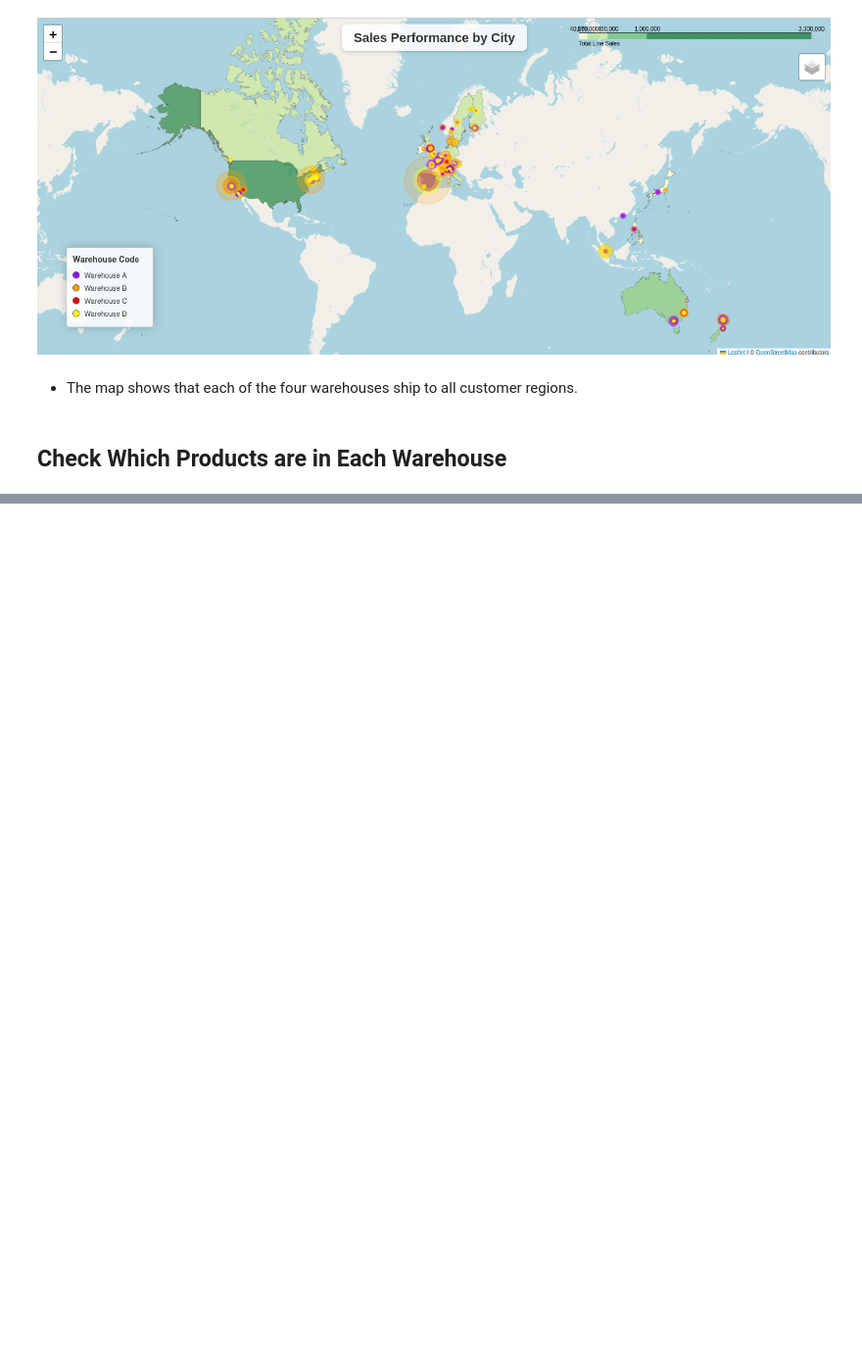
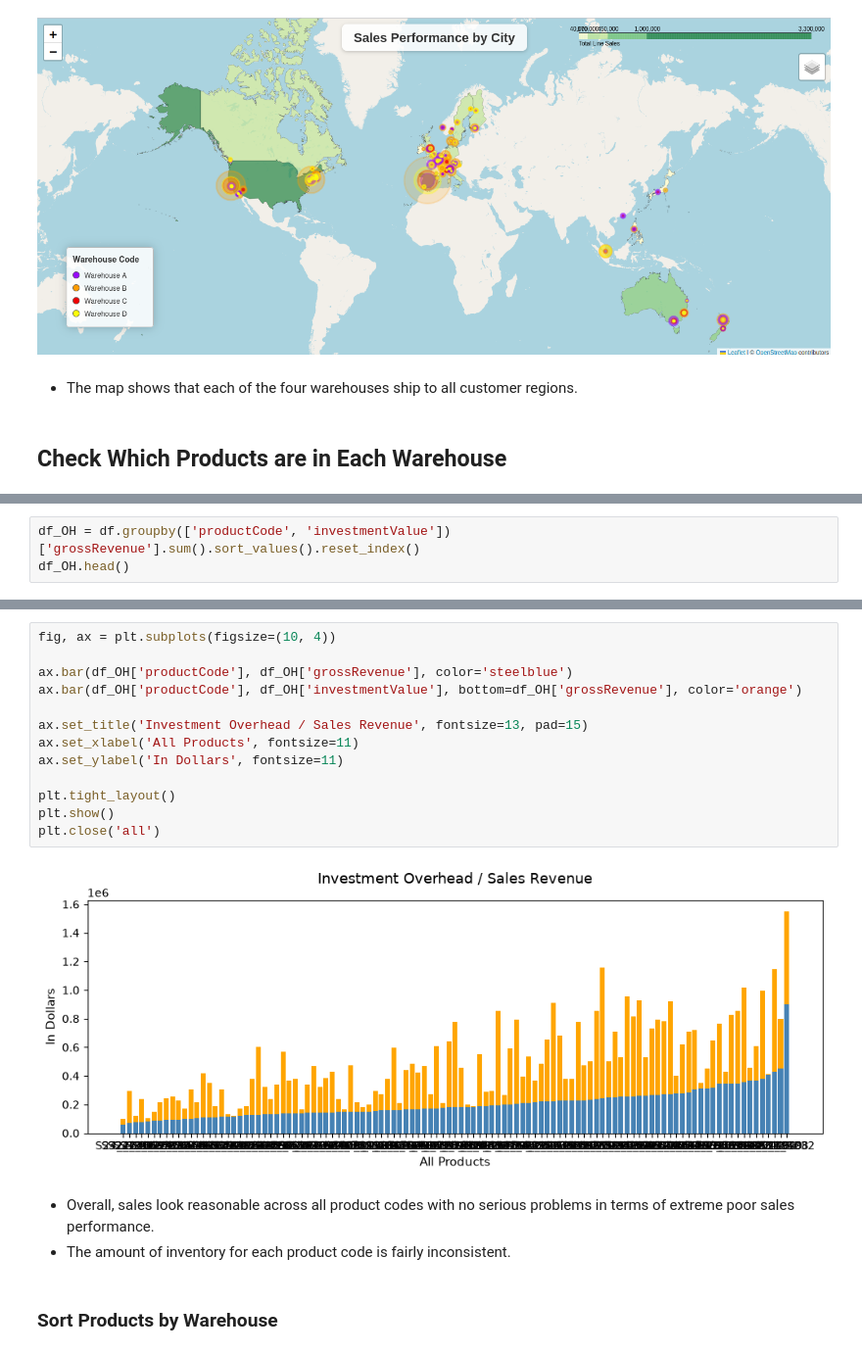
Before and after one commit to BCPMcustom/courseraSQL, a Jupyter notebook: Couse#10/MintClassics.ipynb, the cells around one changed output, grey strips where cells are left out. Shown at 98% size. Drawn from its saved outputs; the diff is of its cells as text; blank space fills up the shorter version.

Commit message:
First stacked bar chart added

```diff
--- a/Couse#10/MintClassics.ipynb
+++ b/Couse#10/MintClassics.ipynb
@@ -80,2 +81,5 @@ plt.close('all')
 - Does each warehouse store its own unique set of product lines?
 - How much overhead investment cost is in each warehouse?
+# %%
+df_OH = df.groupby(['productCode', 'investmentValue'])['grossRevenue'].sum().sort_values().reset_index()
+df_OH.head()
@@ -81,0 +93,20 @@ plt.close('all')
+# %%
+fig, ax = plt.subplots(figsize=(10, 4))
+
+ax.bar(df_OH['productCode'], df_OH['grossRevenue'], color='steelblue')
+ax.bar(df_OH['productCode'], df_OH['investmentValue'], bottom=df_OH['grossRevenue'], color='orange')
+
+ax.set_title('Investment Overhead / Sales Revenue', fontsize=13, pad=15)
+ax.set_xlabel('All Products', fontsize=11)
+ax.set_ylabel('In Dollars', fontsize=11)
+
+plt.tight_layout()
+plt.show()
+plt.close('all')
+# %% [output]
+[figure, added]
+# %% [markdown]
+- Overall, sales look reasonable across all product codes with no serious problems in terms of extreme poor sales performance.
+- The amount of inventory for each product code is fairly inconsistent.
+# %% [markdown]
+### Sort Products by Warehouse
```
Also changed, not shown: parts of 2 cells of this notebook, 1 other file.
